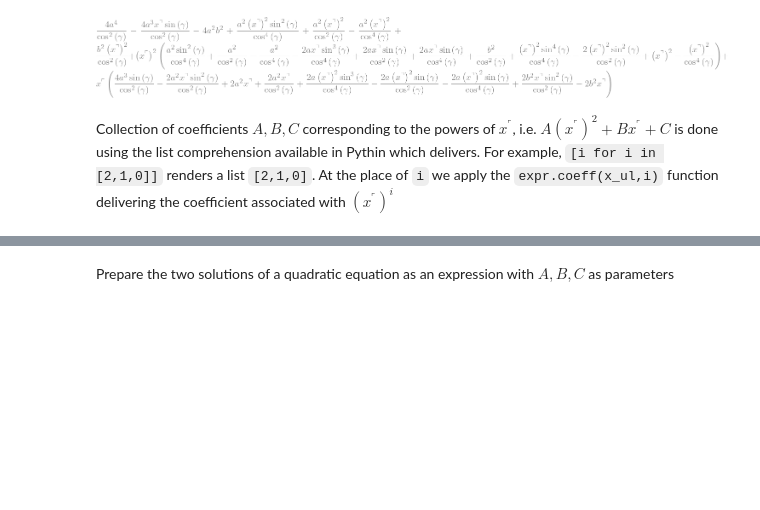
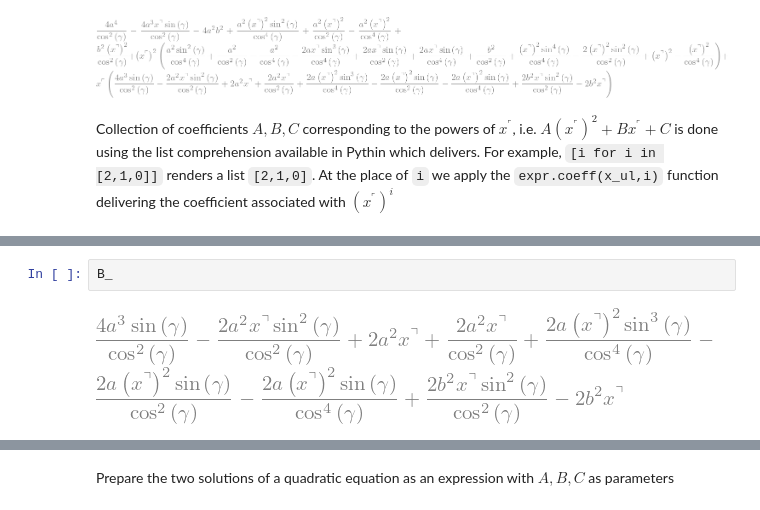
Before and after one commit to bmcs-group/bmcs_shell, a Jupyter notebook: bmcs_shell/folding/wb_cell_lab.ipynb, the cells around one changed output, grey strips where cells are left out. Drawn from its saved outputs; the diff is of its cells as text; blank space fills up the shorter version.

```diff
--- a/bmcs_shell/folding/wb_cell_lab.ipynb
+++ b/bmcs_shell/folding/wb_cell_lab.ipynb
@@ -170,0 +172,4 @@ A_, B_, C_
+# %%
+B_
+# %% [output]
+[figure, added]
```
Also changed, not shown: parts of 5 cells of this notebook, 2 other files.
